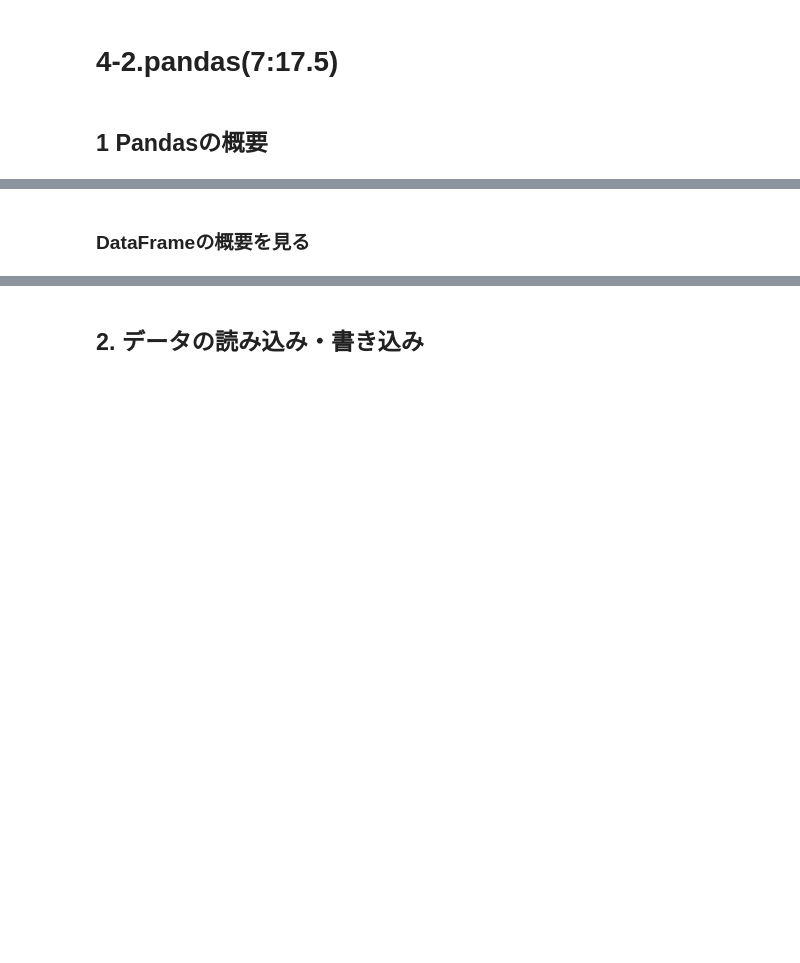
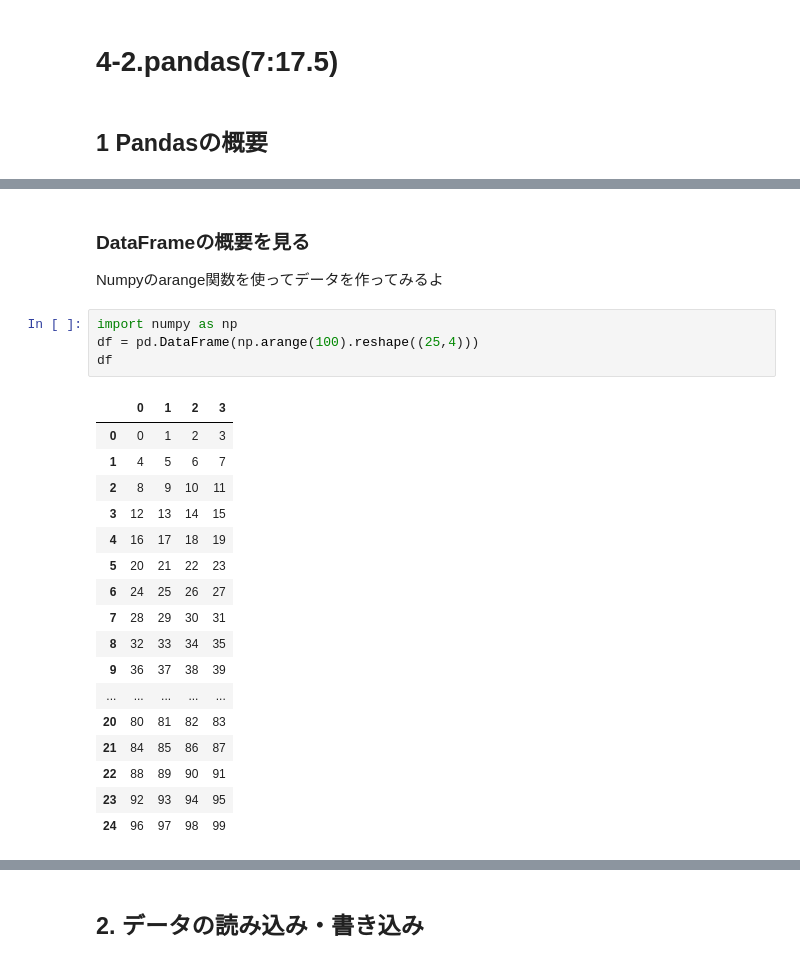
Before and after one commit to ysdrich-lab/python-notebook, a Jupyter notebook: Chapter4.ipynb, the cells around one changed output, grey strips where cells are left out. Cells and saved outputs as stored; diff of their text form; blank space fills up the shorter version.

```diff
--- a/Chapter4.ipynb
+++ b/Chapter4.ipynb
@@ -750,2 +781,25 @@ a.sum()
 # %% [markdown]
 ### DataFrameの概要を見る
+Numpyのarange関数を使ってデータを作ってみるよ
+# %%
+import numpy as np
+df = pd.DataFrame(np.arange(100).reshape((25,4)))
+df
+# %% [output]
+|  | 0 | 1 | 2 | 3 |
+| 0 | 0 | 1 | 2 | 3 |
+| 1 | 4 | 5 | 6 | 7 |
+| 2 | 8 | 9 | 10 | 11 |
+| 3 | 12 | 13 | 14 | 15 |
+| 4 | 16 | 17 | 18 | 19 |
+| 5 | 20 | 21 | 22 | 23 |
+| 6 | 24 | 25 | 26 | 27 |
+| 7 | 28 | 29 | 30 | 31 |
+| 8 | 32 | 33 | 34 | 35 |
+| 9 | 36 | 37 | 38 | 39 |
+| ... | ... | ... | ... | ... |
+| 20 | 80 | 81 | 82 | 83 |
+| 21 | 84 | 85 | 86 | 87 |
+| 22 | 88 | 89 | 90 | 91 |
+| 23 | 92 | 93 | 94 | 95 |
+| 24 | 96 | 97 | 98 | 99 |
```
Also changed, not shown: parts of 28 cells of this notebook.
